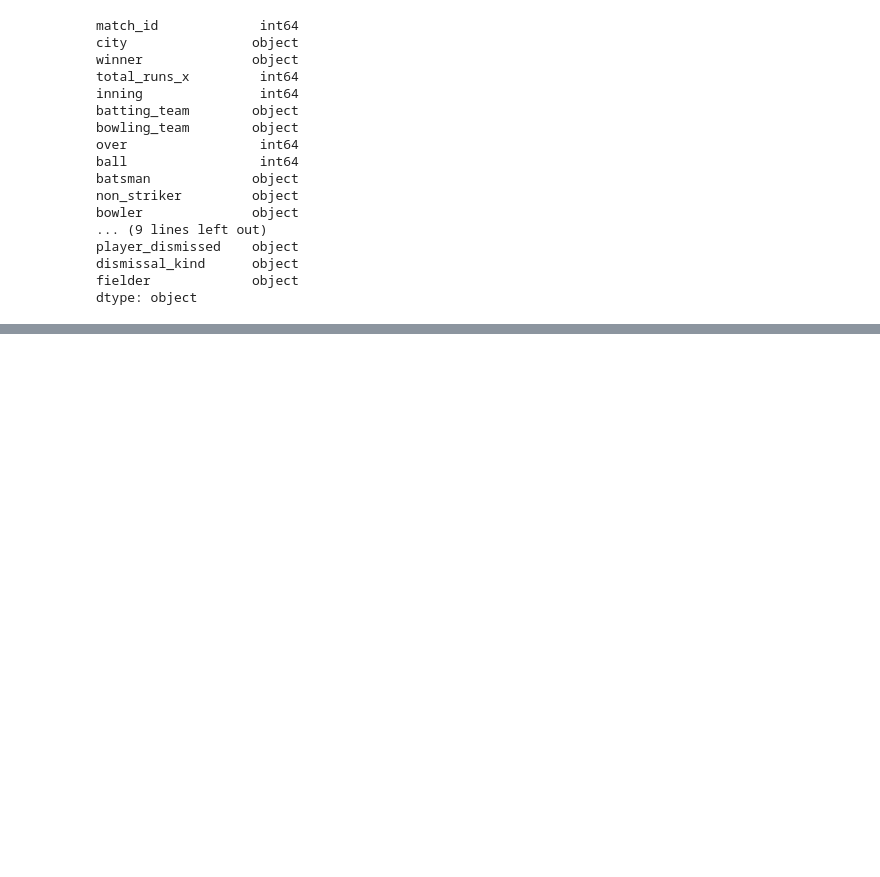
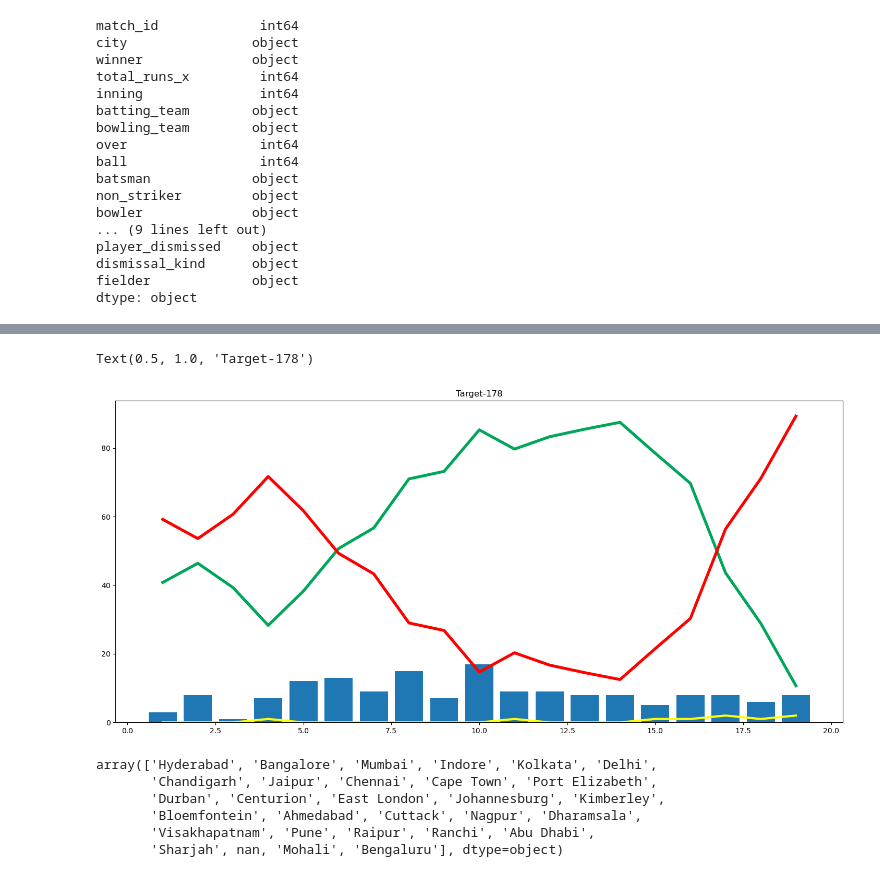
Before and after one commit to SmayanKulkarni/IPL-Win-Prediction-using-Machine-Learning, a Jupyter notebook: predictor.ipynb, the cells around one changed output, grey strips where cells are left out. Saved outputs shown, nothing was run; the diff lists cells and outputs as text; code cells hidden in the pictures; blank space fills up the shorter version.

Commit message:
EDA and Model Training

```diff
--- a/predictor.ipynb
+++ b/predictor.ipynb
@@ -135,0 +166,8 @@ delivery_df.head()
+# %%
+from sklearn.compose import ColumnTransformer
+from sklearn.preprocessing import OneHotEncoder
+
+trf = ColumnTransformer([
+    ('trf',OneHotEncoder(sparse_output=False,drop='first'),['batting_team','bowling_team','city'])
+]
+,remainder='passthrough')
@@ -135,0 +178,7 @@ delivery_df.head()
+# %%
+pipe = Pipeline(steps=[
+    ('step1',trf),
+    ('step2',LogisticRegression(solver='liblinear'))
+])
+# %%
+pipe.fit(X_train,y_train)
@@ -135,0 +252,3 @@ delivery_df.head()
+# %%
+temp_df,target = match_progression(delivery_df,74,pipe)
+temp_df
@@ -135,0 +274,20 @@ delivery_df.head()
+# %%
+import matplotlib.pyplot as plt
+plt.figure(figsize=(18,8))
+plt.plot(temp_df['end_of_over'],temp_df['wickets_in_over'],color='yellow',linewidth=3)
+plt.plot(temp_df['end_of_over'],temp_df['win'],color='#00a65a',linewidth=4)
+plt.plot(temp_df['end_of_over'],temp_df['lose'],color='red',linewidth=4)
+plt.bar(temp_df['end_of_over'],temp_df['runs_after_over'])
+plt.title('Target-' + str(target))
+# %% [output]
+Text(0.5, 1.0, 'Target-178')
+[figure, added]
+# %%
+delivery_df['city'].unique()
+# %% [output]
+array(['Hyderabad', 'Bangalore', 'Mumbai', 'Indore', 'Kolkata', 'Delhi',
+       'Chandigarh', 'Jaipur', 'Chennai', 'Cape Town', 'Port Elizabeth',
+       'Durban', 'Centurion', 'East London', 'Johannesburg', 'Kimberley',
+       'Bloemfontein', 'Ahmedabad', 'Cuttack', 'Nagpur', 'Dharamsala',
+       'Visakhapatnam', 'Pune', 'Raipur', 'Ranchi', 'Abu Dhabi',
+       'Sharjah', nan, 'Mohali', 'Bengaluru'], dtype=object)
```
Also changed, not shown: parts of 21 cells of this notebook, 1 other file.
